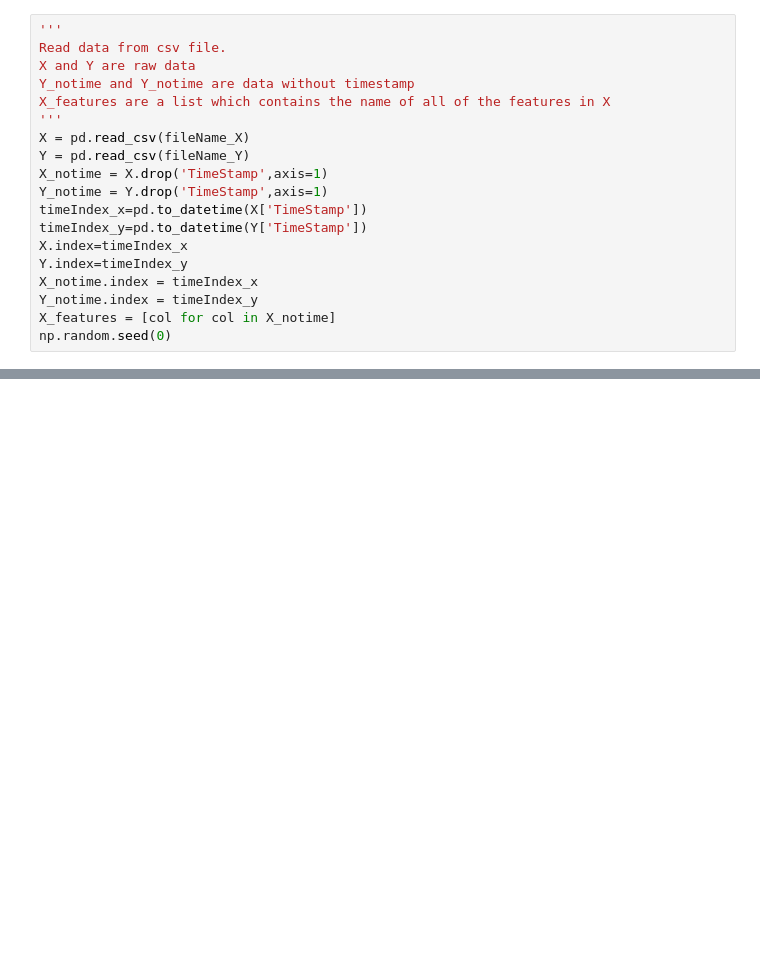
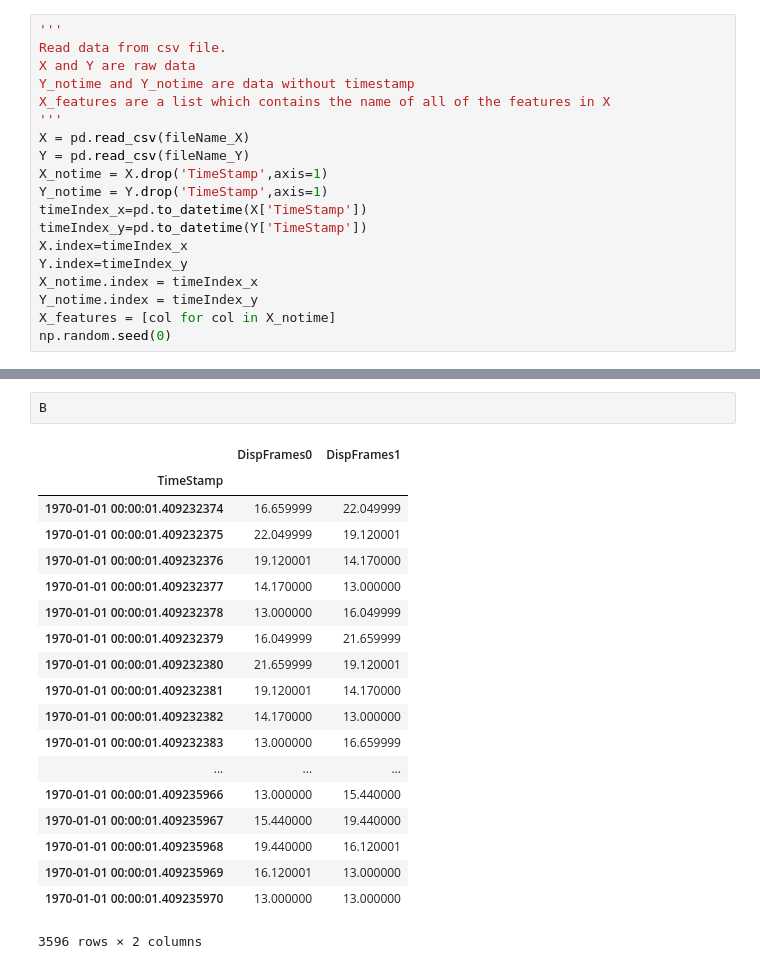
Before and after one commit to hichentang/EP2420, a Jupyter notebook: Proj2.ipynb, the cells around one changed output, grey strips where cells are left out. Saved outputs shown, nothing was run; the diff lists cells and outputs as text; blank space fills up the shorter version.

```diff
--- a/Proj2.ipynb
+++ b/Proj2.ipynb
@@ -102,0 +190,22 @@ print("X_shape is " + str(X_shape))
+# %%
+B
+# %% [output]
+|  | DispFrames0 | DispFrames1 |
+| TimeStamp |  |  |
+| 1970-01-01 00:00:01.409232374 | 16.659999 | 22.049999 |
+| 1970-01-01 00:00:01.409232375 | 22.049999 | 19.120001 |
+| 1970-01-01 00:00:01.409232376 | 19.120001 | 14.170000 |
+| 1970-01-01 00:00:01.409232377 | 14.170000 | 13.000000 |
+| 1970-01-01 00:00:01.409232378 | 13.000000 | 16.049999 |
+| 1970-01-01 00:00:01.409232379 | 16.049999 | 21.659999 |
+| 1970-01-01 00:00:01.409232380 | 21.659999 | 19.120001 |
+| 1970-01-01 00:00:01.409232381 | 19.120001 | 14.170000 |
+| 1970-01-01 00:00:01.409232382 | 14.170000 | 13.000000 |
+| 1970-01-01 00:00:01.409232383 | 13.000000 | 16.659999 |
+| ... | ... | ... |
+| 1970-01-01 00:00:01.409235966 | 13.000000 | 15.440000 |
+| 1970-01-01 00:00:01.409235967 | 15.440000 | 19.440000 |
+| 1970-01-01 00:00:01.409235968 | 19.440000 | 16.120001 |
+| 1970-01-01 00:00:01.409235969 | 16.120001 | 13.000000 |
+| 1970-01-01 00:00:01.409235970 | 13.000000 | 13.000000 |
+3596 rows × 2 columns
```
Also changed, not shown: parts of 11 cells of this notebook.
